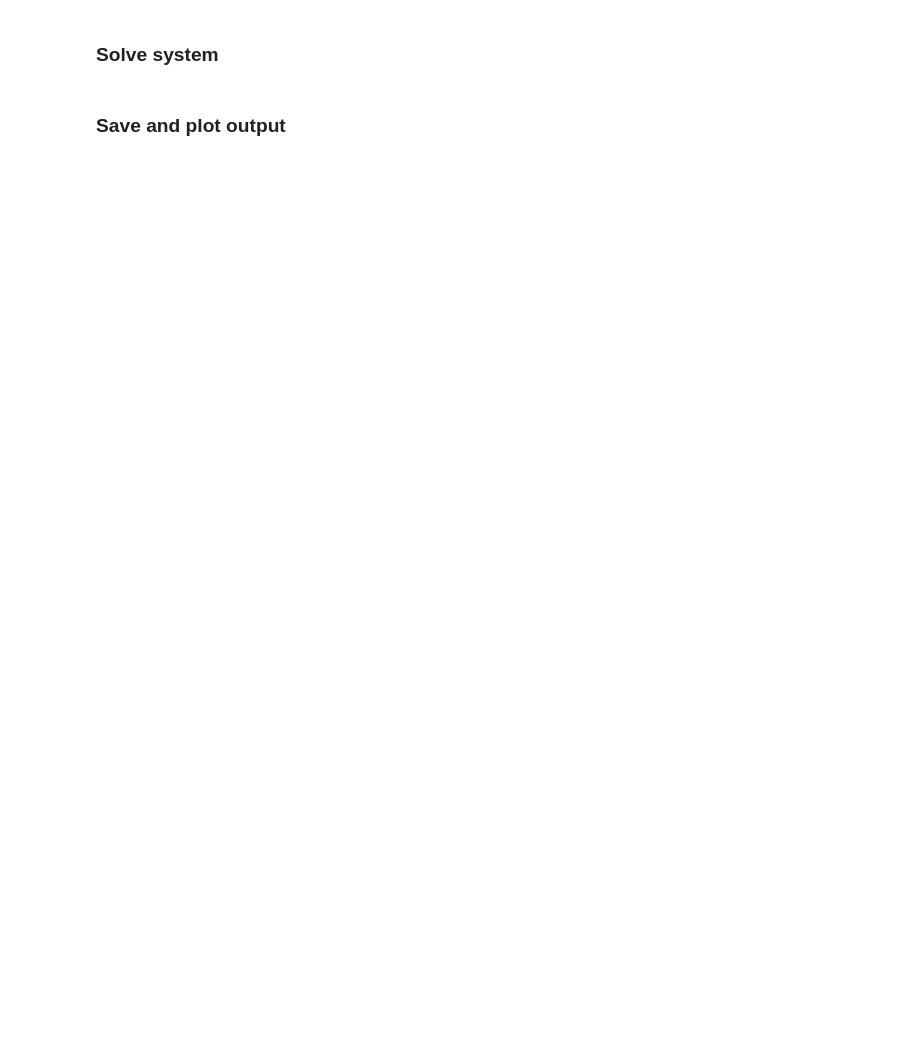
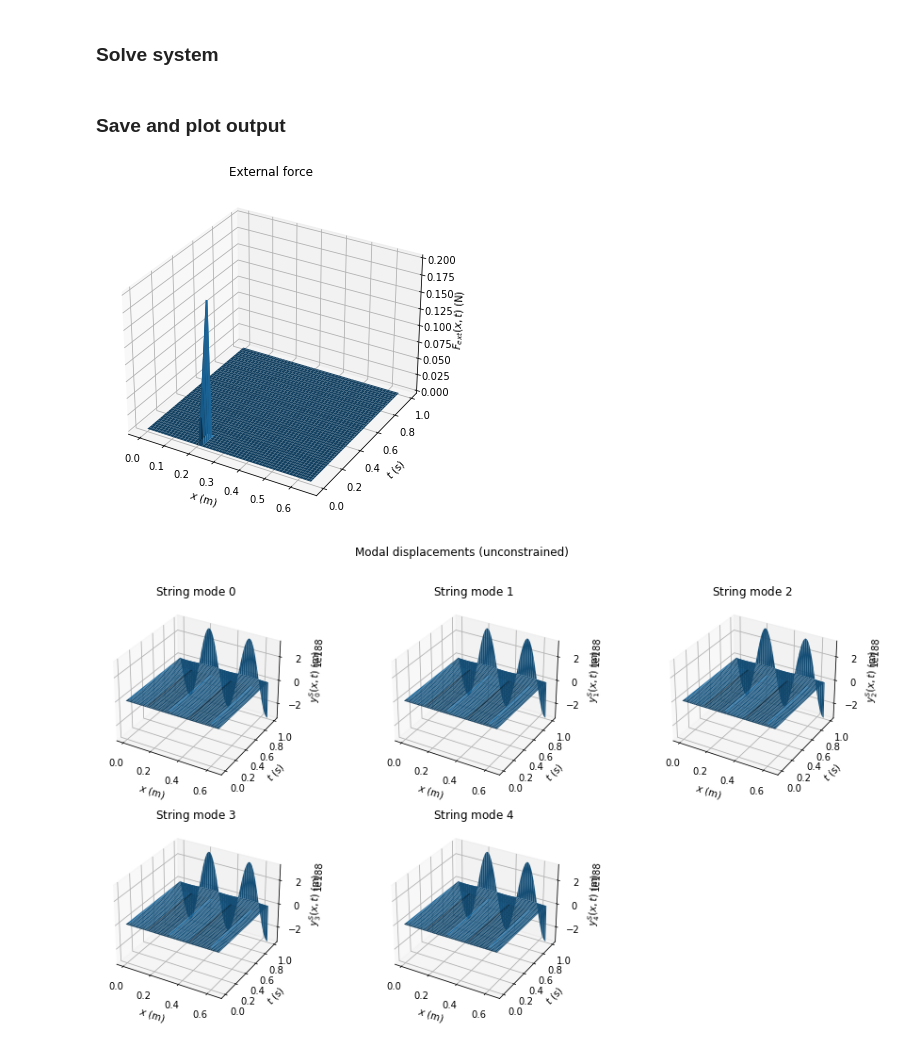
Before and after one commit to piptouque/atiam_pam_hrparam, a Jupyter notebook: source/synth_uk_pierre.ipynb, the cells around one changed output. Cells and saved outputs as stored; diff of their text form; code cells hidden in the pictures; blank space fills up the shorter version.

Commit message:
[+]: added plots.

```diff
--- a/source/synth_uk_pierre.ipynb
+++ b/source/synth_uk_pierre.ipynb
@@ -64,9 +59,6 @@ Simulation config
 # %% [markdown]
 ### Solve system
 # %%
-string = GuitarString(string_data)
-body = GuitarBody(body_data)
-
 # There is no external force applied to the body.
 ext_force_body = ForceNull()
 
@@ -79,6 +71,10 @@ t, q_ns, dq_ns, ddq_ns, ext_force_n_ts = sim.run(
     [string, body], [ext_force_string, ext_force_body],
     q_n_is, dq_n_is)
 
+y_ns = [struct.y_n(q_ns[i], sim.n)
+        for (i, struct) in enumerate([string, body])]
+y_n = y_ns[0]
+
 # compute data frames from the result.
 df_q_n = make_modetime_dataframe(q_ns[0], sim.n, t)
 df_dq_n = make_modetime_dataframe(dq_ns[0], sim.n, t)
@@ -100,0 +85,48 @@ if do_log:
+# %%
+x = np.linspace(0, string.data.l, log.nb_points)
+xx = np.outer(x, np.ones_like(t))
+tt = np.outer(np.ones_like(x), t)
+
+if log.do_save:
+    df_q_n.to_csv(output_spreadsheet_path / 'q_n.csv')
+    df_ddq_n.to_csv(output_spreadsheet_path / 'dq_n.csv')
+    df_ddq_n.to_csv(output_spreadsheet_path / 'ddq_n.csv')
+    df_ext_force_n_t.to_csv(output_spreadsheet_path / 'ext_force_n_t.csv')
+
+if log.do_log or log.do_save:
+    # EXCITATION FORCE ext_force
+    # TODO
+    f_x = ext_force_string(xx, tt)
+    fig = plt.figure(figsize=(6, 8))
+    ax = fig.add_subplot(1, 1, 1, projection='3d')
+    ax.set_title(f'External force')
+    ax.plot_surface(xx, tt, f_x)
+    ax.set_xlabel('$x$ (m)')
+    ax.set_ylabel('$t$ (s)')
+    ax.set_zlabel('$F_{ext}(x, t)$ (N)')
+    if log.do_log:
+        plt.show()
+    if log.do_save:
+        fig.savefig(output_figure_path / 'ext_force.svg', facecolor='none', transparent=True)
+    plt.close(fig)
+    # MODAL DISPLACEMENTS y_n
+    fig = plt.figure(figsize=(len(y_n) * 3, 8))
+    fig.suptitle("Modal displacements (unconstrained)")
+
+    for (j, y_j) in enumerate(y_n):
+        ax = fig.add_subplot(2, len(y_n)//2+1, j+1, projection='3d')
+        y_x = y_j(xx)
+        #
+        ax.set_title(f'String mode ${j}$')
+        ax.plot_surface(xx, tt, y_x)
+        ax.set_xlabel('$x$ (m)')
+        ax.set_ylabel('$t$ (s)')
+        ax.set_zlabel(f'$y_{j}^S(x, t)$ (m)')
+    if log.do_log:
+        plt.show()
+    if log.do_save:
+        fig.savefig(output_figure_path / 'y_n.svg', facecolor='none', transparent=True)
+    plt.close(fig)
+# %% [output]
+[figure, added]
+[figure, added]
```
Also changed, not shown: parts of 3 cells of this notebook, 9 other files.
